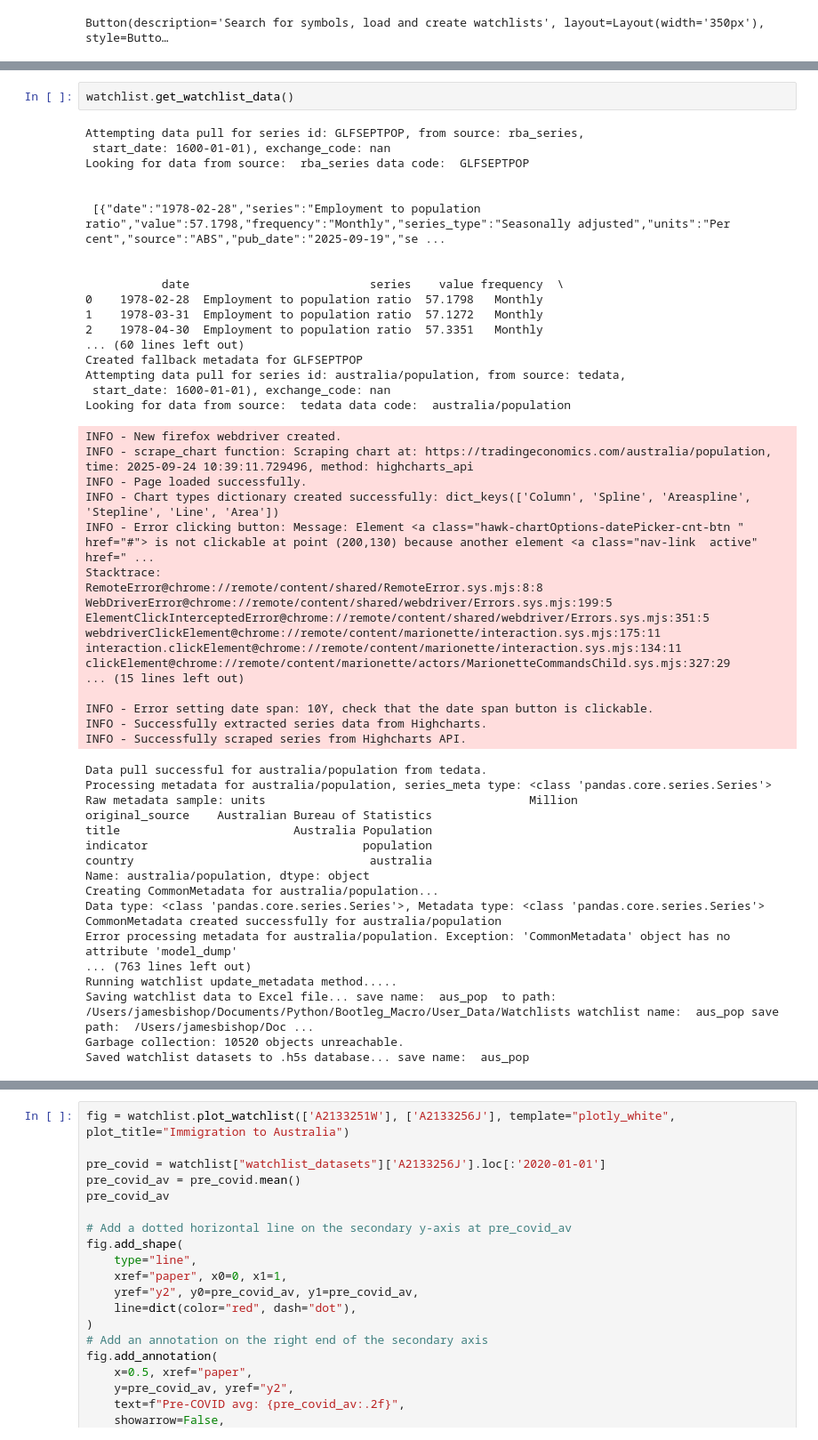
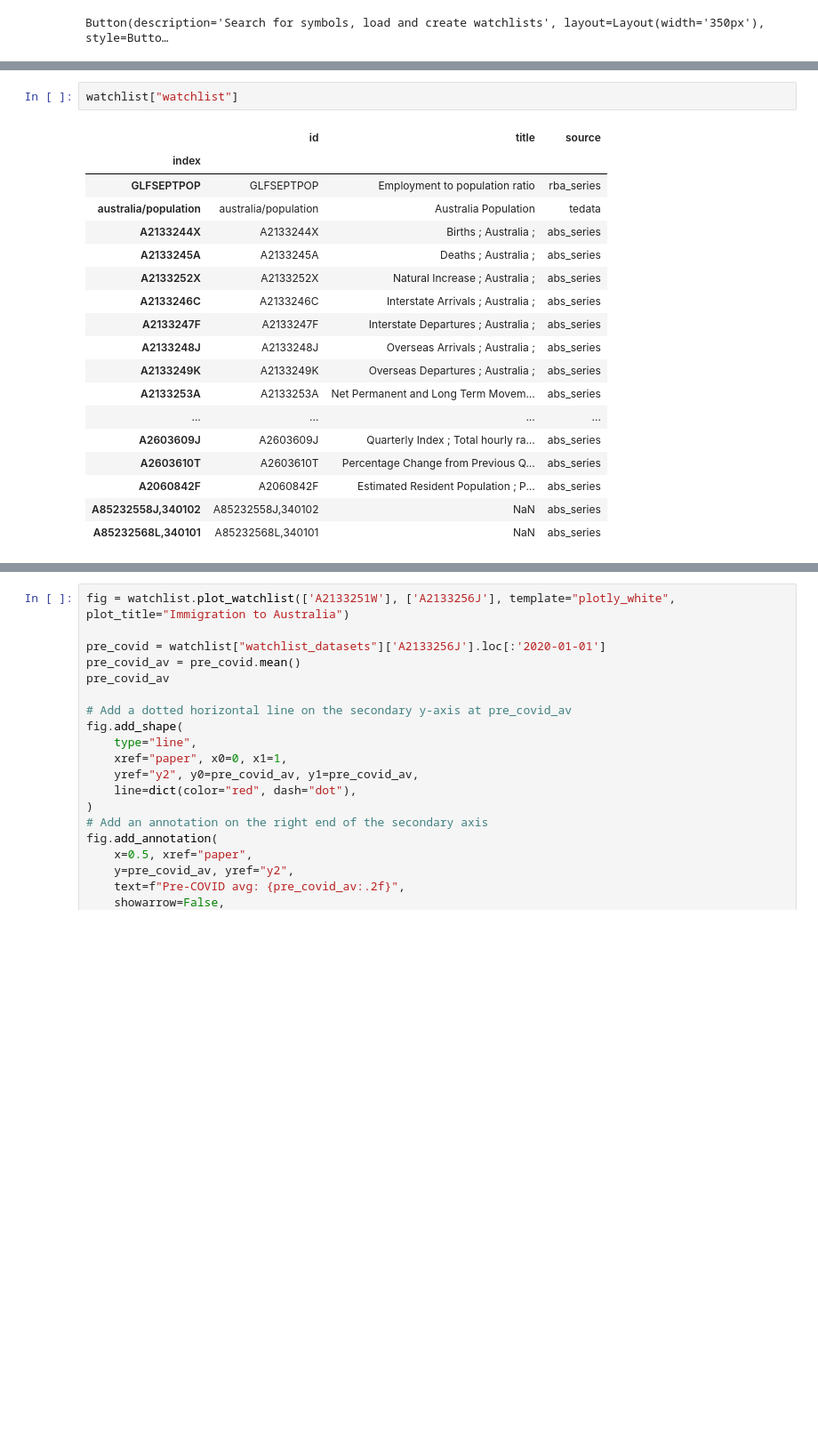
Before and after one commit to HelloThereMatey/Bootleg_Macro, a Jupyter notebook: User_Data/Research_notebooks/Aus_Population.ipynb, the cells around one changed output, grey strips where cells are left out. Shown: that part at 89% size. Saved outputs shown, nothing was run; the diff lists cells and outputs as text; blank space fills up the shorter version.

```diff
--- a/User_Data/Research_notebooks/Aus_Population.ipynb
+++ b/User_Data/Research_notebooks/Aus_Population.ipynb
@@ -68,56 +68,23 @@ display(button2)
 # %% [output]
 [interactive output not drawn]
 # %%
-watchlist.get_watchlist_data()
+watchlist["watchlist"]
 # %% [output]
-Attempting data pull for series id: GLFSEPTPOP, from source: rba_series,
- start_date: 1600-01-01), exchange_code: nan
-Looking for data from source:  rba_series data code:  GLFSEPTPOP
-
-
- [{"date":"1978-02-28","series":"Employment to population ratio","value":57.1798,"frequency":"Monthly","series_type":"Seasonally adjusted","units":"Per cent","source":"ABS","pub_date":"2025-09-19","se ...
-
-
-           date                          series    value frequency  \
-0    1978-02-28  Employment to population ratio  57.1798   Monthly
-1    1978-03-31  Employment to population ratio  57.1272   Monthly
-2    1978-04-30  Employment to population ratio  57.3351   Monthly
-... (60 lines left out)
-Created fallback metadata for GLFSEPTPOP
-Attempting data pull for series id: australia/population, from source: tedata,
- start_date: 1600-01-01), exchange_code: nan
-Looking for data from source:  tedata data code:  australia/population
-INFO - New firefox webdriver created.
-INFO - scrape_chart function: Scraping chart at: https://tradingeconomics.com/australia/population, time: 2025-09-24 10:39:11.729496, method: highcharts_api
-INFO - Page loaded successfully.
-INFO - Chart types dictionary created successfully: dict_keys(['Column', 'Spline', 'Areaspline', 'Stepline', 'Line', 'Area'])
-INFO - Error clicking button: Message: Element <a class="hawk-chartOptions-datePicker-cnt-btn " href="#"> is not clickable at point (200,130) because another element <a class="nav-link  active" href=" ...
-Stacktrace:
-RemoteError@chrome://remote/content/shared/RemoteError.sys.mjs:8:8
-WebDriverError@chrome://remote/content/shared/webdriver/Errors.sys.mjs:199:5
-ElementClickInterceptedError@chrome://remote/content/shared/webdriver/Errors.sys.mjs:351:5
-webdriverClickElement@chrome://remote/content/marionette/interaction.sys.mjs:175:11
-interaction.clickElement@chrome://remote/content/marionette/interaction.sys.mjs:134:11
-clickElement@chrome://remote/content/marionette/actors/MarionetteCommandsChild.sys.mjs:327:29
-... (15 lines left out)
-
-INFO - Error setting date span: 10Y, check that the date span button is clickable.
-INFO - Successfully extracted series data from Highcharts.
-INFO - Successfully scraped series from Highcharts API.
-Data pull successful for australia/population from tedata.
-Processing metadata for australia/population, series_meta type: <class 'pandas.core.series.Series'>
-Raw metadata sample: units                                      Million
-original_source    Australian Bureau of Statistics
-title                         Australia Population
-indicator                               population
-country                                  australia
-Name: australia/population, dtype: object
-Creating CommonMetadata for australia/population...
-Data type: <class 'pandas.core.series.Series'>, Metadata type: <class 'pandas.core.series.Series'>
-CommonMetadata created successfully for australia/population
-Error processing metadata for australia/population. Exception: 'CommonMetadata' object has no attribute 'model_dump'
-... (763 lines left out)
-Running watchlist update_metadata method.....
-Saving watchlist data to Excel file... save name:  aus_pop  to path:  /Users/jamesbishop/Documents/Python/Bootleg_Macro/User_Data/Watchlists watchlist name:  aus_pop save path:  /Users/jamesbishop/Doc ...
-Garbage collection: 10520 objects unreachable.
-Saved watchlist datasets to .h5s database... save name:  aus_pop
+|  | id | title | source |
+| index |  |  |  |
+| GLFSEPTPOP | GLFSEPTPOP | Employment to population ratio | rba_series |
+| australia/population | australia/population | Australia Population | tedata |
+| A2133244X | A2133244X | Births ; Australia ; | abs_series |
+| A2133245A | A2133245A | Deaths ; Australia ; | abs_series |
+| A2133252X | A2133252X | Natural Increase ; Australia ; | abs_series |
+| A2133246C | A2133246C | Interstate Arrivals ; Australia ; | abs_series |
+| A2133247F | A2133247F | Interstate Departures ; Australia ; | abs_series |
+| A2133248J | A2133248J | Overseas Arrivals ; Australia ; | abs_series |
+| A2133249K | A2133249K | Overseas Departures ; Australia ; | abs_series |
+| A2133253A | A2133253A | Net Permanent and Long Term Movem... | abs_series |
+| ... | ... | ... | ... |
+| A2603609J | A2603609J | Quarterly Index ; Total hourly ra... | abs_series |
+| A2603610T | A2603610T | Percentage Change from Previous Q... | abs_series |
+| A2060842F | A2060842F | Estimated Resident Population ; P... | abs_series |
+| A85232558J,340102 | A85232558J,340102 | NaN | abs_series |
+| A85232568L,340101 | A85232568L,340101 | NaN | abs_series |
```
Also changed, not shown: parts of 17 cells of this notebook, 6 other files.
